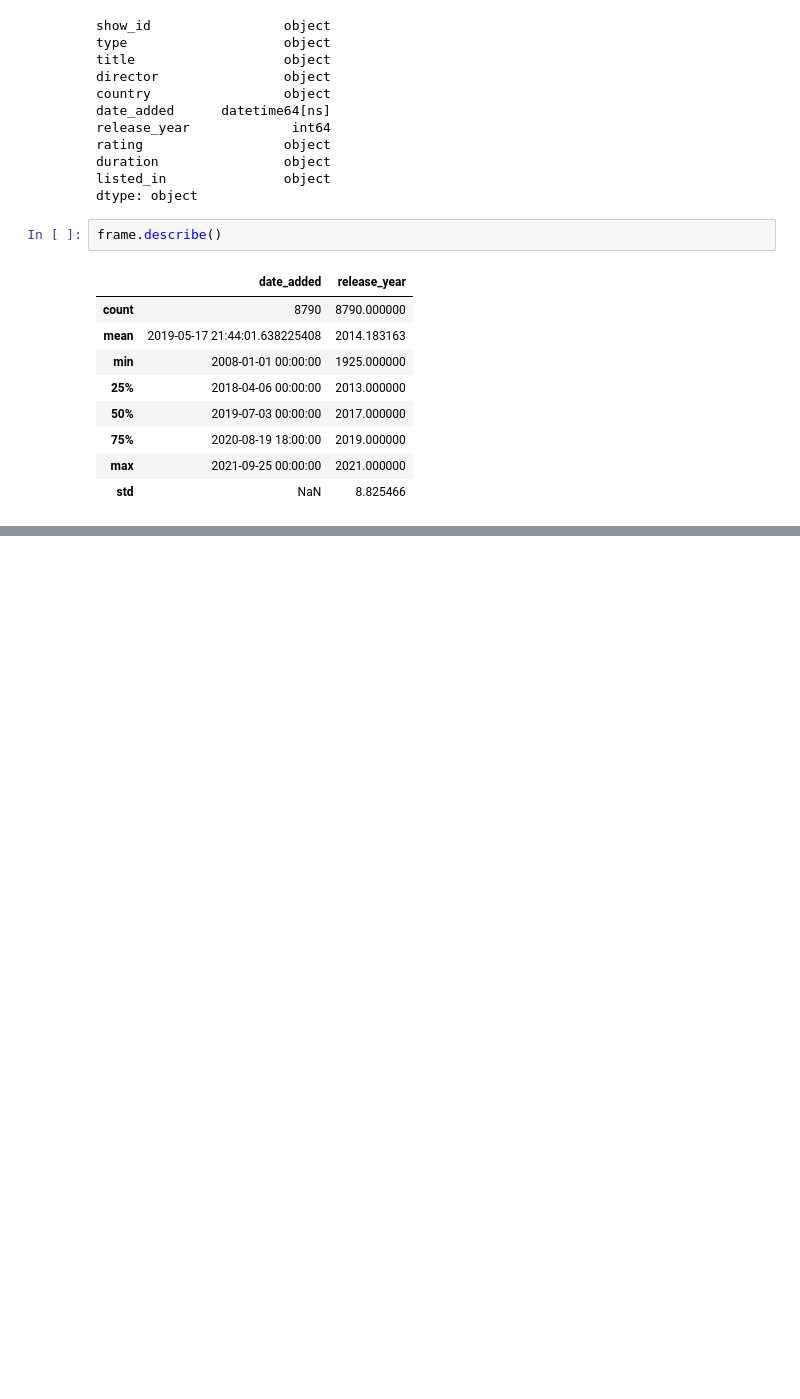
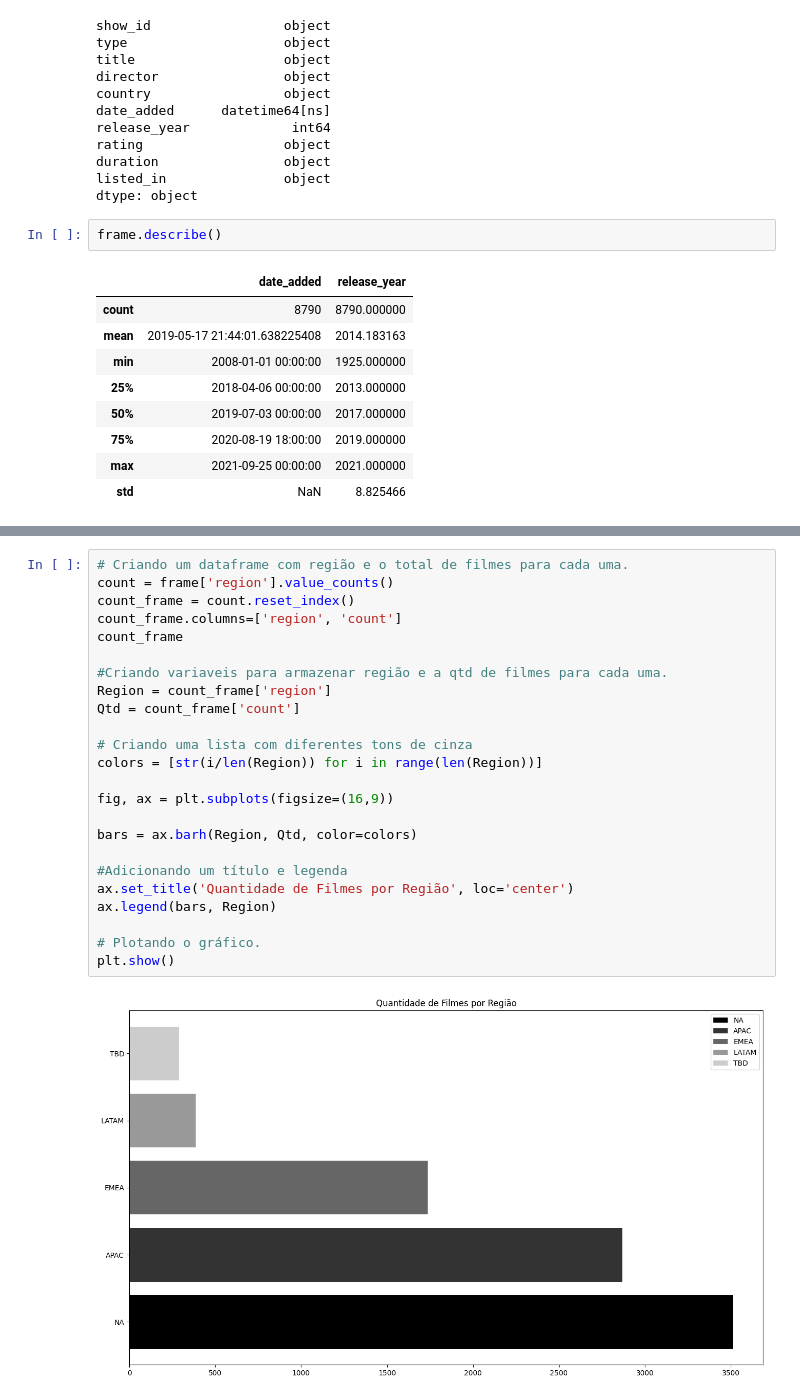
Before and after one commit to NicolasRaphael/Netflix_Analysis_Visualization, a Jupyter notebook: netflix_analysis.ipynb, the cells around one changed output, grey strips where cells are left out. Cells and saved outputs as stored; diff of their text form; blank space fills up the shorter version.

Commit message:
Criando e aprimorando os gráficos

```diff
--- a/netflix_analysis.ipynb
+++ b/netflix_analysis.ipynb
@@ -250,0 +234,26 @@ TypeError: 'Axes' object is not subscriptable
+# %%
+# Criando um dataframe com região e o total de filmes para cada uma.
+count = frame['region'].value_counts()
+count_frame = count.reset_index()
+count_frame.columns=['region', 'count']
+count_frame
+
+#Criando variaveis para armazenar região e a qtd de filmes para cada uma.
+Region = count_frame['region']
+Qtd = count_frame['count']
+
+# Criando uma lista com diferentes tons de cinza
+colors = [str(i/len(Region)) for i in range(len(Region))]
+
+fig, ax = plt.subplots(figsize=(16,9))
+
+bars = ax.barh(Region, Qtd, color=colors)
+
+#Adicionando um título e legenda
+ax.set_title('Quantidade de Filmes por Região', loc='center')
+ax.legend(bars, Region)
+
+# Plotando o gráfico.
+plt.show()
+# %% [output]
+[figure, added]
```
Also changed, not shown: parts of 9 cells of this notebook.
